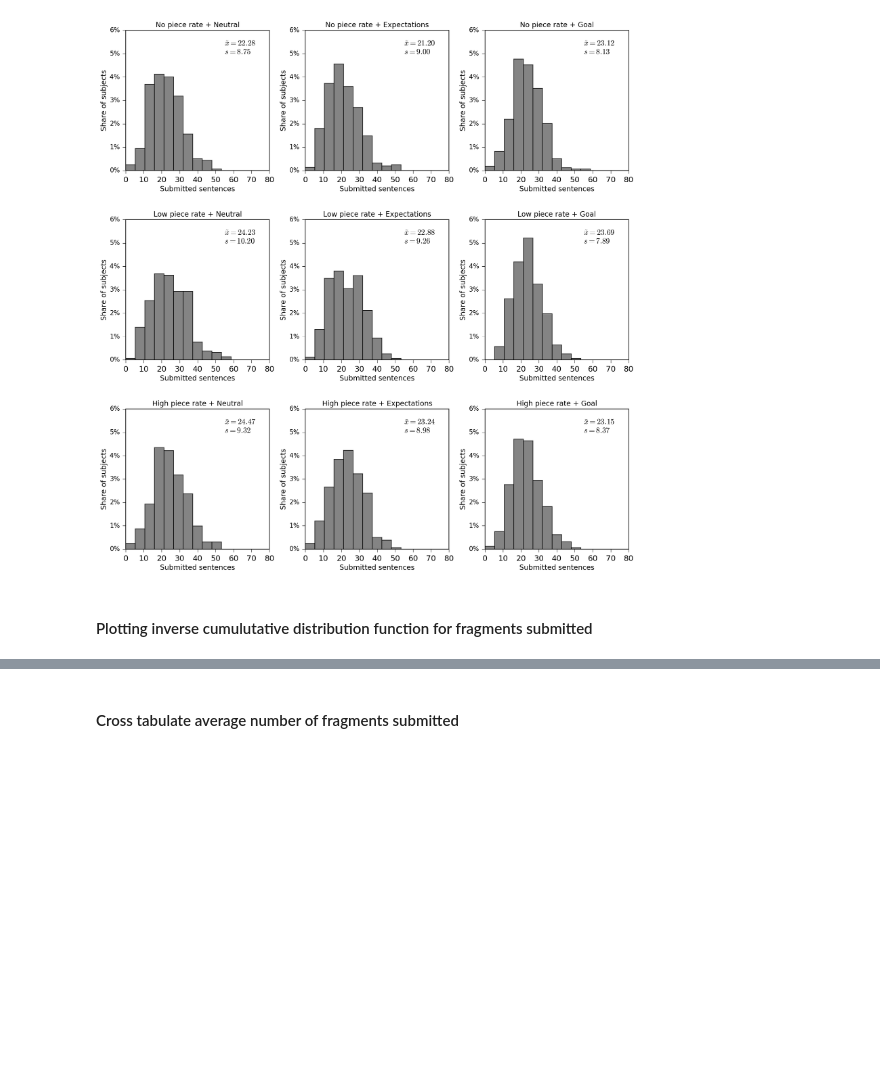
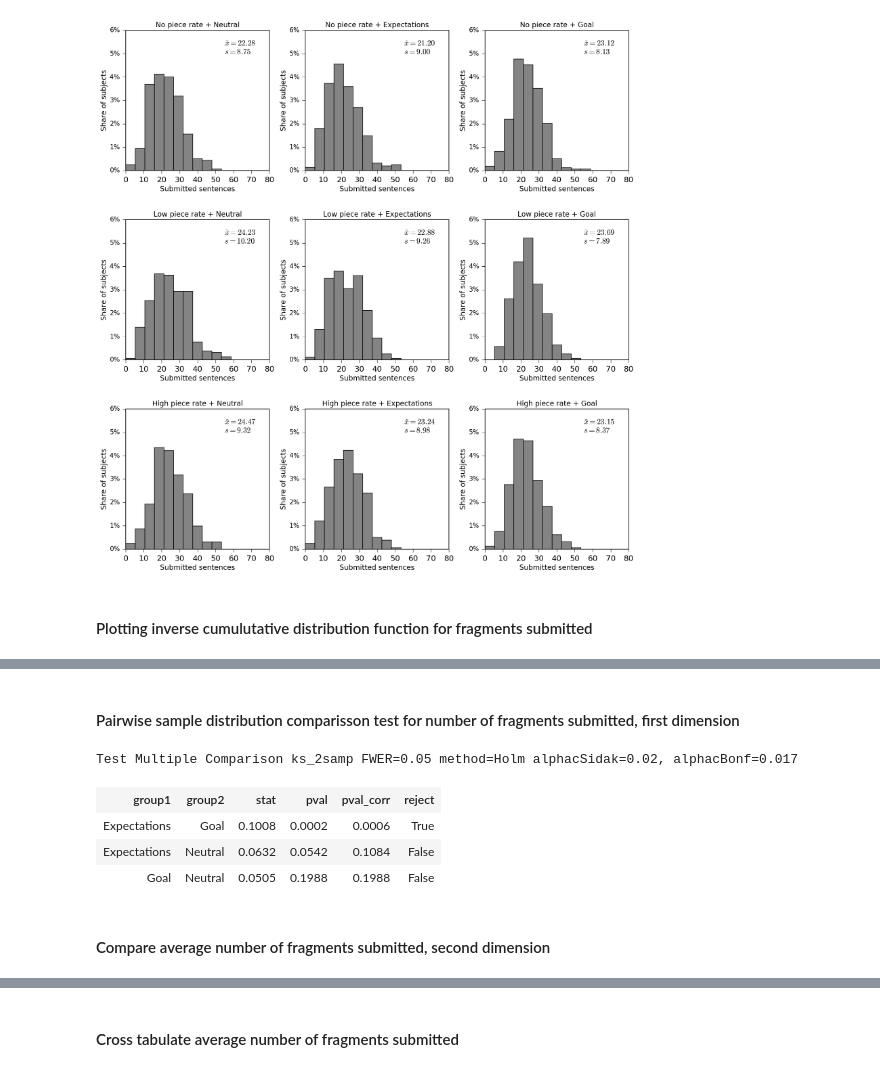
Before and after one commit to sebfest/motivation_and_incentives, a Jupyter notebook: main/notebook/3_treatment_effects_quantity.ipynb, the cells around one changed output, grey strips where cells are left out. Saved outputs shown, nothing was run; the diff lists cells and outputs as text; code cells hidden in the pictures; blank space fills up the shorter version.

```diff
--- a/main/notebook/3_treatment_effects_quantity.ipynb
+++ b/main/notebook/3_treatment_effects_quantity.ipynb
@@ -246,0 +299,13 @@ plt.savefig(os.path.join(FIGURES_FOLDER, 'icdf.pdf'), bbox_inches='tight')
+# %% [markdown]
+#### Pairwise sample distribution comparisson test for number of fragments submitted, first dimension
+# %%
+mct = MultiComparison(df.counter_real, df.treatment_second)
+mct.allpairtest(stats.ks_2samp, method='Holm')[0]
+# %% [output]
+Test Multiple Comparison ks_2samp FWER=0.05 method=Holm alphacSidak=0.02, alphacBonf=0.017
+| group1 | group2 | stat | pval | pval_corr | reject |
+| Expectations | Goal | 0.1008 | 0.0002 | 0.0006 | True |
+| Expectations | Neutral | 0.0632 | 0.0542 | 0.1084 | False |
+| Goal | Neutral | 0.0505 | 0.1988 | 0.1988 | False |
+# %% [markdown]
+#### Compare average number of fragments submitted, second dimension
```
Also changed, not shown: parts of 38 cells of this notebook, 44 other files.
